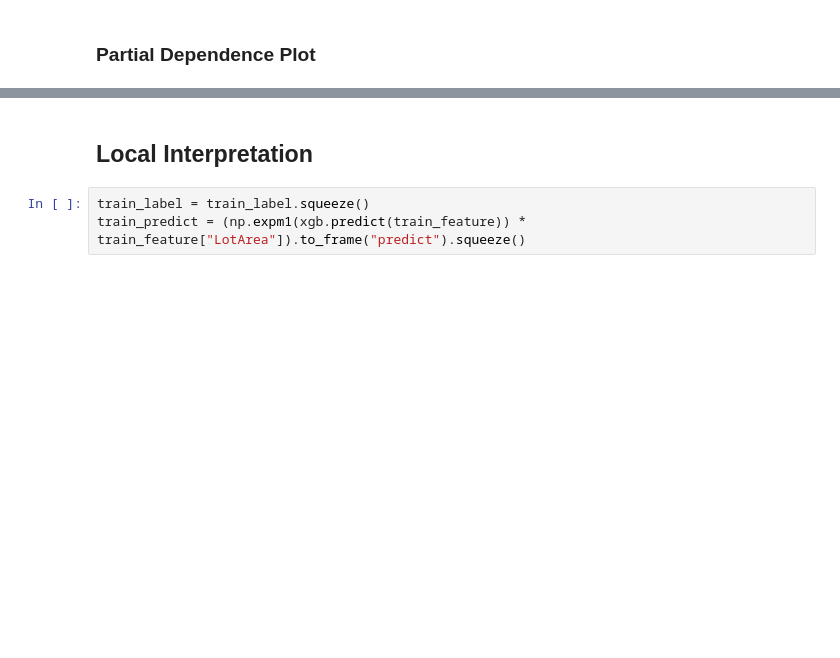
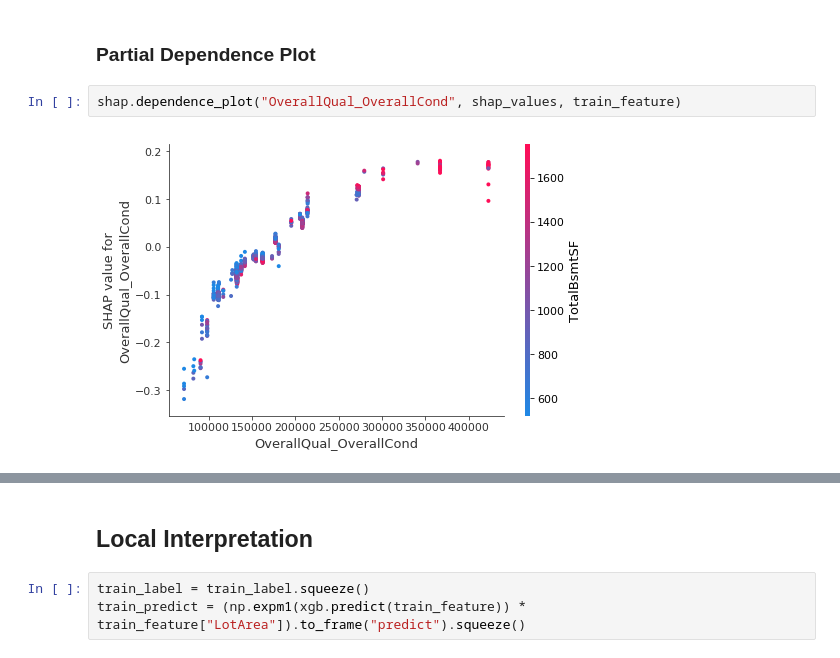
Before and after one commit to JYLFamily/Interpert_Machine_Learning, a Jupyter notebook: 20190124/GbcInterpert.ipynb, the cells around one changed output, grey strips where cells are left out. Drawn from its saved outputs; the diff is of its cells as text; blank space fills up the shorter version.

```diff
--- a/20190124/GbcInterpert.ipynb
+++ b/20190124/GbcInterpert.ipynb
@@ -57,3 +57,7 @@ shap.summary_plot(shap_values, train_feature, plot_type="bar")
 # %% [markdown]
 ### Partial Dependence Plot
+# %%
+shap.dependence_plot("OverallQual_OverallCond", shap_values, train_feature)
+# %% [output]
+[figure, added]
 # %%
```
Also changed, not shown: parts of 14 cells of this notebook, 4 other files.
